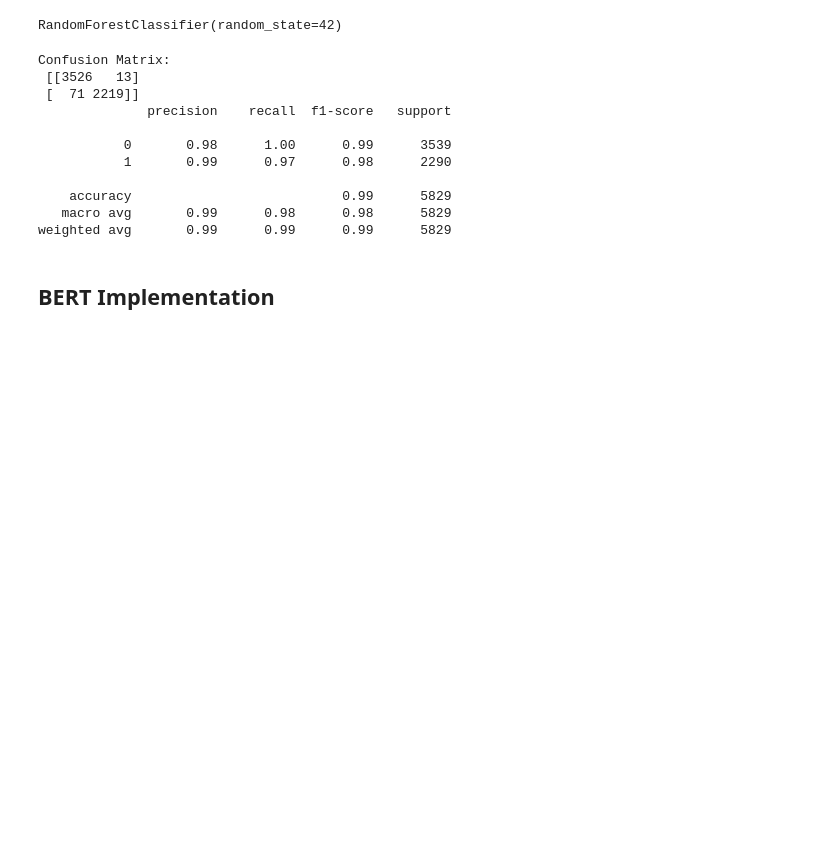
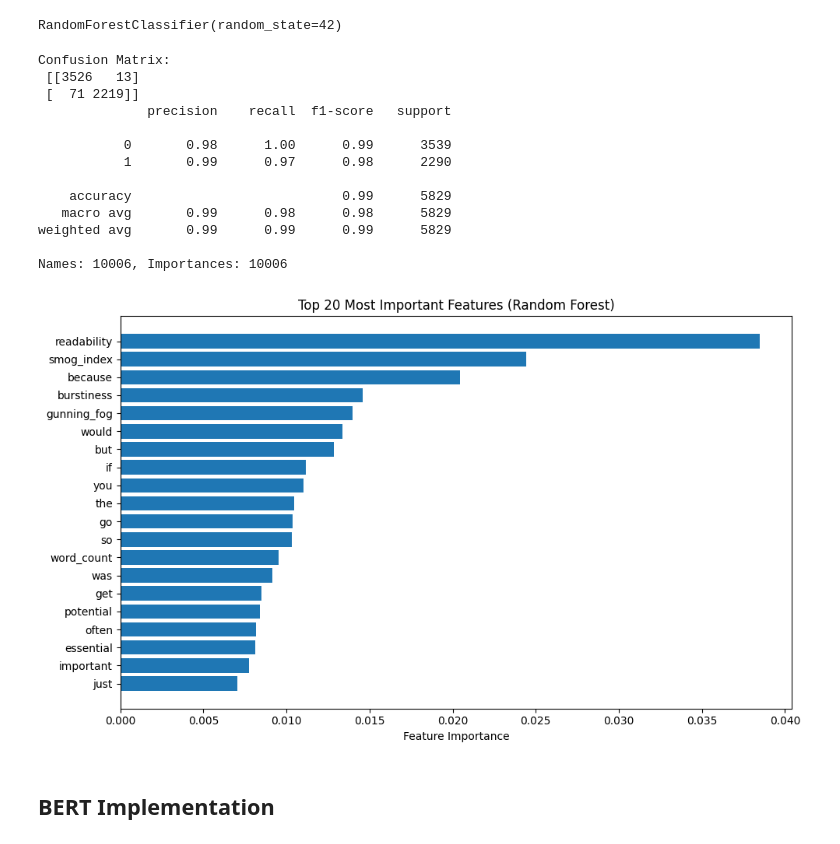
Before and after one commit to ebeckk/ml_text_classifier, a Jupyter notebook: final_project.ipynb, the cells around one changed output. Cells and saved outputs as stored; diff of their text form; code cells hidden in the pictures; blank space fills up the shorter version.

Commit message:
small changes (visualizations)

```diff
--- a/final_project.ipynb
+++ b/final_project.ipynb
@@ -358,22 +364,54 @@ rf_clf = RandomForestClassifier(n_estimators=100, random_state=42)
 rf_clf.fit(X_train, y_train)
 # %% [output]
 RandomForestClassifier(random_state=42)
-# %%
-y_pred = rf_clf.predict(X_test)
-print("Confusion Matrix:\n", confusion_matrix(y_test, y_pred))
-print(classification_report(y_test, y_pred))
-# %% [output]
-Confusion Matrix:
- [[3526   13]
- [  71 2219]]
-              precision    recall  f1-score   support
-
-           0       0.98      1.00      0.99      3539
-           1       0.99      0.97      0.98      2290
-
-    accuracy                           0.99      5829
-   macro avg       0.99      0.98      0.98      5829
-weighted avg       0.99      0.99      0.99      5829
+# %%
+y_pred = rf_clf.predict(X_test)
+print("Confusion Matrix:\n", confusion_matrix(y_test, y_pred))
+print(classification_report(y_test, y_pred))
+
+# Get names from the vectorizer
+text_feature_names = vectorizer.get_feature_names_out()
+
+# Get numeric feature names
+numeric_feature_names = numeric_features.columns.astype(str)
+
+# Combine both
+combined_feature_names = np.concatenate([text_feature_names, numeric_feature_names])
+
+# Get importances from model
+importances = rf_clf.feature_importances_
+
+
+print(f"Names: {len(combined_feature_names)}, Importances: {len(importances)}")
+
+feature_df = pd.DataFrame({
+    'Feature': combined_feature_names,
+    'Importance': importances
+}).sort_values(by='Importance', ascending=False).head(20)
+
+# Plot
+plt.figure(figsize=(10, 6))
+plt.barh(feature_df['Feature'], feature_df['Importance'])
+plt.gca().invert_yaxis()
+plt.xlabel("Feature Importance")
+plt.title("Top 20 Most Important Features (Random Forest)")
+plt.tight_layout()
+plt.show()
+# %% [output]
+Confusion Matrix:
+ [[3526   13]
+ [  71 2219]]
+              precision    recall  f1-score   support
+
+           0       0.98      1.00      0.99      3539
+           1       0.99      0.97      0.98      2290
+
+    accuracy                           0.99      5829
+   macro avg       0.99      0.98      0.98      5829
+weighted avg       0.99      0.99      0.99      5829
+
+Names: 10006, Importances: 10006
+[figure, added]
 # %%
 ## fine-tuning hyperparameters with a grid search/cross-validation search
 
```
Also changed, not shown: parts of 5 cells of this notebook.
